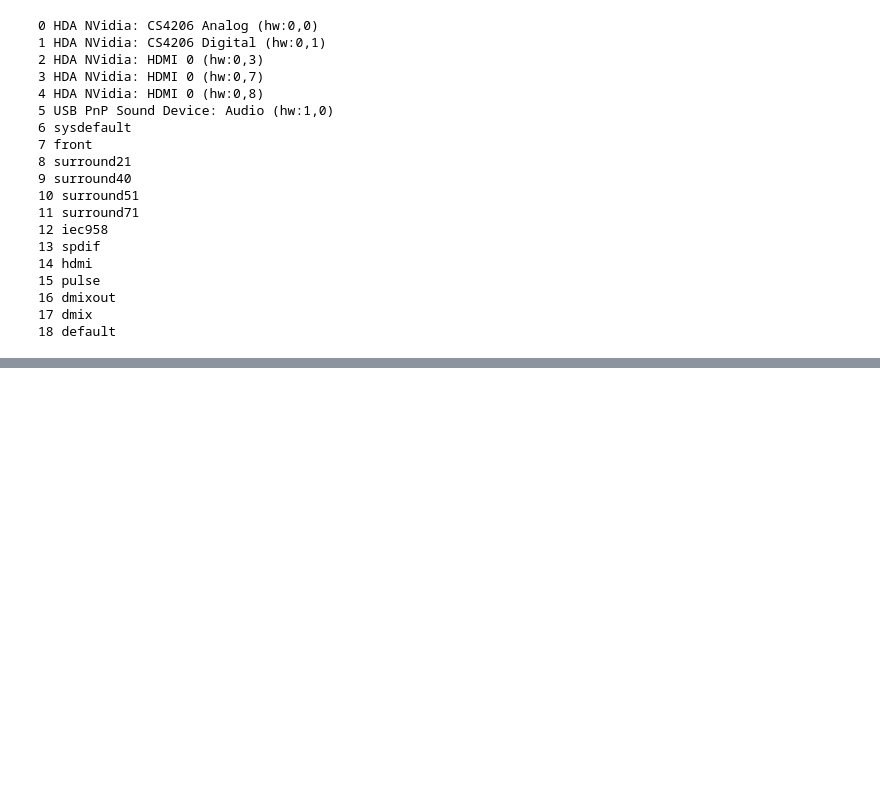
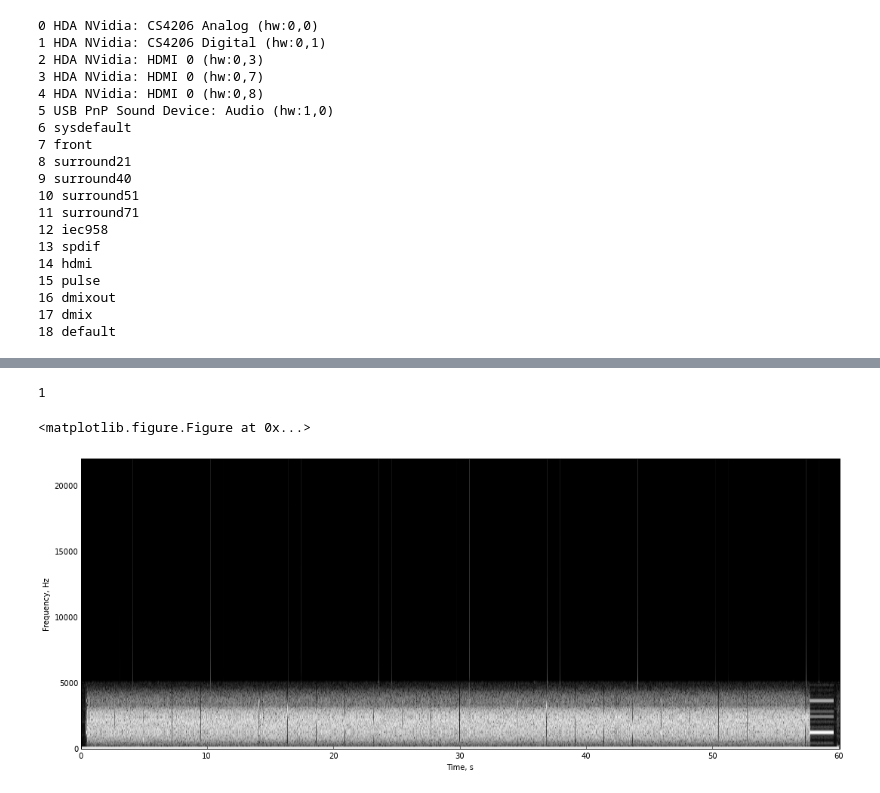
Before and after one commit to lambdaloop/radio-images, a Jupyter notebook: test_radio_image.ipynb, the cells around one changed output, grey strips where cells are left out. Drawn from its saved outputs; the diff is of its cells as text; code cells hidden in the pictures; blank space fills up the shorter version.

```diff
--- a/test_radio_image.ipynb
+++ b/test_radio_image.ipynb
@@ -201,8 +209,12 @@ del sdr_samples
 # %%
 figure()
 wsize = 512
-dbf = 20
-_ = myspectrogram_hann_ovlp(ss, wsize, fs, 0, dbf)
+dbf = 10
+_ = myspectrogram_hann_ovlp(ss[:], wsize, fs, 0, dbf)
+# %% [output]
+1
+<matplotlib.figure.Figure at 0x...>
+[figure, added]
 # %%
 import Levenshtein as leven
 
```
Also changed, not shown: parts of 18 cells of this notebook, 4 other files.
